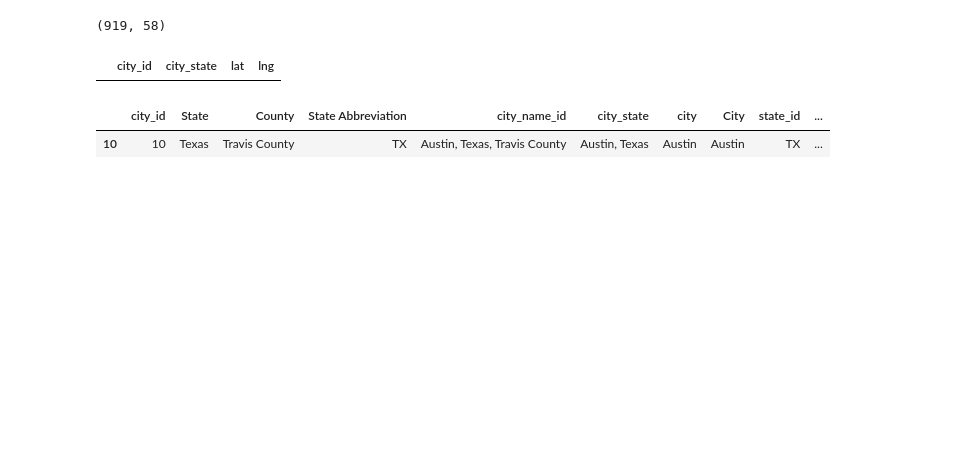
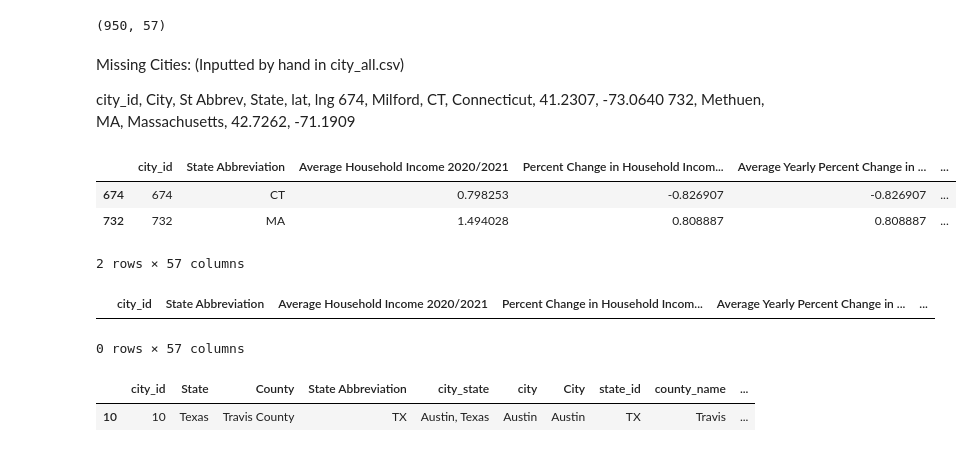
Before and after one commit to JosephGeibig/CityFinder, a Jupyter notebook: knn.ipynb, the cells around one changed output. Saved outputs shown, nothing was run; the diff lists cells and outputs as text; code cells hidden in the pictures; blank space fills up the shorter version.

```diff
--- a/knn.ipynb
+++ b/knn.ipynb
@@ -31,23 +44,39 @@ data_cities = cities.copy()
 data_cities['city_name_id'] = data_cities.apply(lambda x: x['City'] + ", " + x['State'] + ", " + x['County'], axis = 1)
 data_cities['city_state_id'] = data_cities.apply(lambda x: x['City'] + ", " + x['State'], axis = 1)
 
-city_all = data_cities.merge(data_us, on = 'city_name_id', how = 'left')
+
+city_all = data_cities.merge(data_us, on = 'city_state_id', how = 'left')
 city_all = city_all.rename(columns = {'city_state_id_x':'city_state'})
-city_all = city_all[~city_all['lat'].isna()]
-city_all = city_all[~city_all['lng'].isna()]
-city_all = city_all.drop(columns = ['city_id', 'city_state_id_y'])
+# city_all = city_all[~city_all['lat'].isna()]
+# city_all = city_all[~city_all['lng'].isna()]
+city_all = city_all.drop(columns = ['city_id', 'city_name_id_y', 'city_name_id_x', 'city_state_id'])
 city_all = city_all.reset_index(drop = True)
 city_all = city_all.reset_index()
 city_all = city_all.rename(columns = {'index':'city_id'})
+city_all['city_state'] = data_cities['city_state_id']
 city_all.to_csv('data/city_all.csv', index = False)
 city_all.shape
 # %% [output]
-(919, 58)
+(950, 57)
+# %% [markdown]
+Missing Cities: (Inputted by hand in city_all.csv)
+
+city_id, City, St Abbrev, State, lat, lng
+674, Milford, CT, Connecticut, 41.2307, -73.0640
+732, Methuen, MA, Massachusetts, 42.7262, -71.1909
 # %%
-city_all[city_all['lng'].isna()][['city_id', 'city_state', 'lat', 'lng']]
+city_all[city_all['lat'].isna()]
 # %% [output]
-|  | city_id | city_state | lat | lng |
+|  | city_id | State Abbreviation | Average Household Income 2020/2021 | Percent Change in Household Incom... | Average Yearly Percent Change in ... | ... |
+| 674 | 674 | CT | 0.798253 | -0.826907 | -0.826907 | ... |
+| 732 | 732 | MA | 1.494028 | 0.808887 | 0.808887 | ... |
+2 rows × 57 columns
 # %%
-meta_columns = ['city_id', 'State', 'County', 'State Abbreviation', 'city_name_id', 'city_state', 'city', 'City', 'state_id', 'county_name', 'state_name', 'lat', 'lng']
-city_metadata = city_all[meta_columns]
-city_metadata.to_csv('data/city_metadata.csv', index = False)
+meta_columns = ['city_id', 'State', 'County', 'State Abbreviation', 'city_state', 'city', 'City', 'state_id', 'county_name', 'state_name', 'lat', 'lng']
+
+new_city_all = pd.read_csv('data/new_city_all.csv')
+new_city_all.drop(columns = meta_columns).columns
+new_city_all[new_city_all['lat'].isna()]
+# %% [output]
+|  | city_id | State Abbreviation | Average Household Income 2020/2021 | Percent Change in Household Incom... | Average Yearly Percent Change in ... | ... |
+0 rows × 57 columns
@@ -54,7 +86,7 @@ city_metadata.to_csv('data/city_metadata.csv', index = False)
 # %%
-def id_to_city(city_id):
-    return pd.read_csv('data/city_metadata.csv').iloc[[city_id]]
-id_to_city(10)
+# def id_to_city(city_id):
+#     return pd.read_csv('data/city_metadata.csv').iloc[[city_id]]
+# id_to_city(10)
 # %% [output]
-|  | city_id | State | County | State Abbreviation | city_name_id | city_state | city | City | state_id | ... |
-| 10 | 10 | Texas | Travis County | TX | Austin, Texas, Travis County | Austin, Texas | Austin | Austin | TX | ... |
+|  | city_id | State | County | State Abbreviation | city_state | city | City | state_id | county_name | ... |
+| 10 | 10 | Texas | Travis County | TX | Austin, Texas | Austin | Austin | TX | Travis | ... |
```
Also changed, not shown: parts of 18 cells of this notebook, 10 other files.
